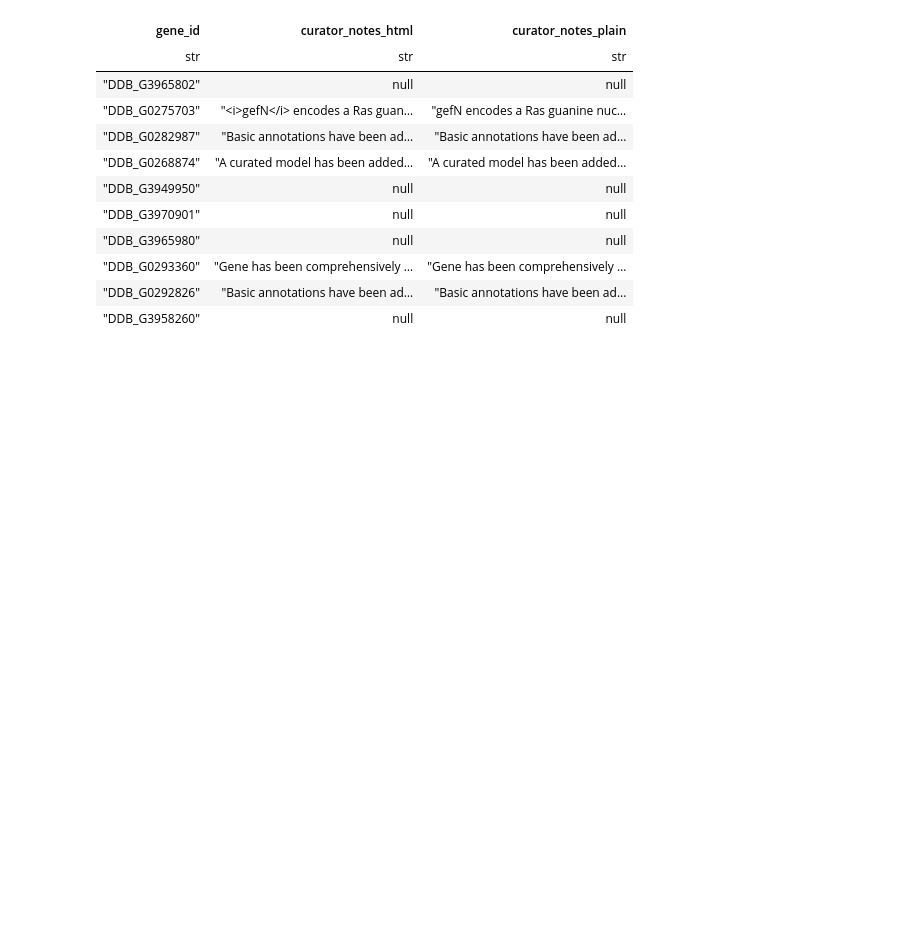
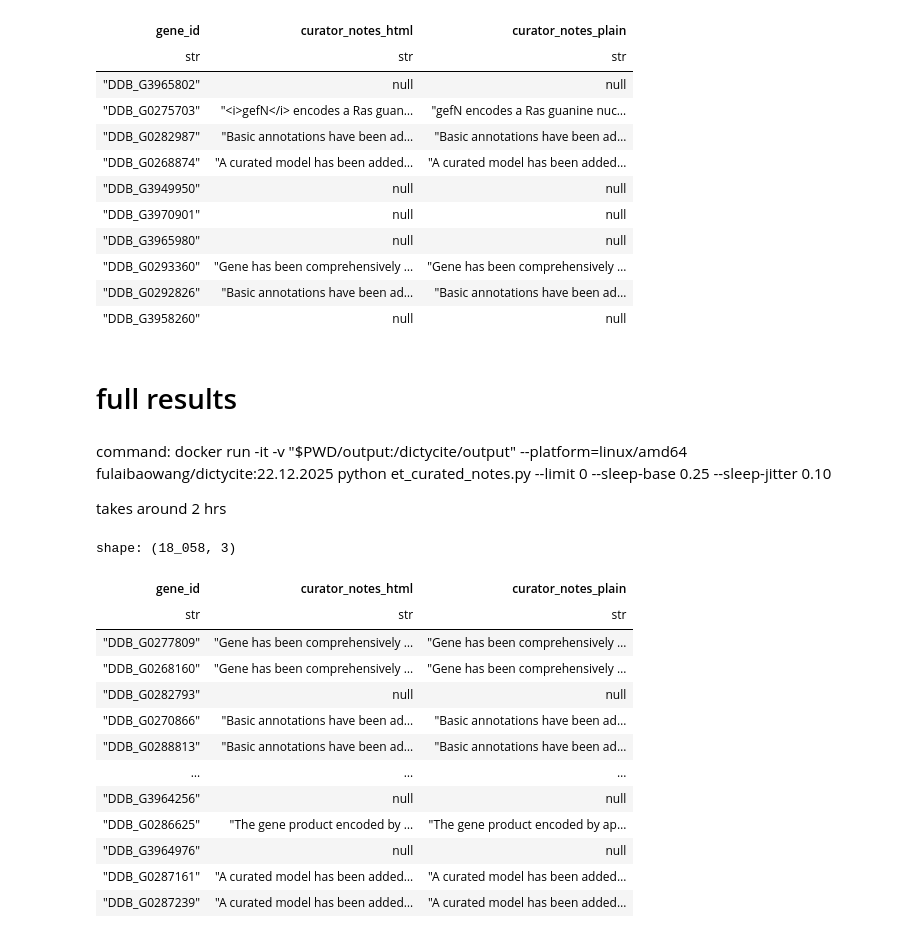
Before and after one commit to fulaibaowang/dictycite, a Jupyter notebook: dicty_curator_notes.ipynb, the cells around one changed output. Drawn from its saved outputs; the diff is of its cells as text; code cells hidden in the pictures; blank space fills up the shorter version.

Commit message:
README dictycite part

```diff
--- a/dicty_curator_notes.ipynb
+++ b/dicty_curator_notes.ipynb
@@ -337,3 +337,27 @@ shape: (10, 3)
 | "DDB_G0293360" | "Gene has been comprehensively … | "Gene has been comprehensively … |
 | "DDB_G0292826" | "Basic annotations have been ad… | "Basic annotations have been ad… |
 | "DDB_G3958260" | null | null |
+# %% [markdown]
+# full results
+# %% [markdown]
+command: docker run -it -v "$PWD/output:/dictycite/output" --platform=linux/amd64 fulaibaowang/dictycite:22.12.2025 python et_curated_notes.py --limit 0 --sleep-base 0.25 --sleep-jitter 0.10
+
+takes around 2 hrs
+# %%
+df = pl.read_parquet("output/curator_notes.parquet")
+df
+# %% [output]
+shape: (18_058, 3)
+| gene_id | curator_notes_html | curator_notes_plain |
+| str | str | str |
+| "DDB_G0277809" | "Gene has been comprehensively … | "Gene has been comprehensively … |
+| "DDB_G0268160" | "Gene has been comprehensively … | "Gene has been comprehensively … |
+| "DDB_G0282793" | null | null |
+| "DDB_G0270866" | "Basic annotations have been ad… | "Basic annotations have been ad… |
+| "DDB_G0288813" | "Basic annotations have been ad… | "Basic annotations have been ad… |
+| … | … | … |
+| "DDB_G3964256" | null | null |
+| "DDB_G0286625" | "The gene product encoded by … | "The gene product encoded by ap… |
+| "DDB_G3964976" | null | null |
+| "DDB_G0287161" | "A curated model has been added… | "A curated model has been added… |
+| "DDB_G0287239" | "A curated model has been added… | "A curated model has been added… |
```
Also changed, not shown: parts of 1 cell of this notebook, 3 other files.
